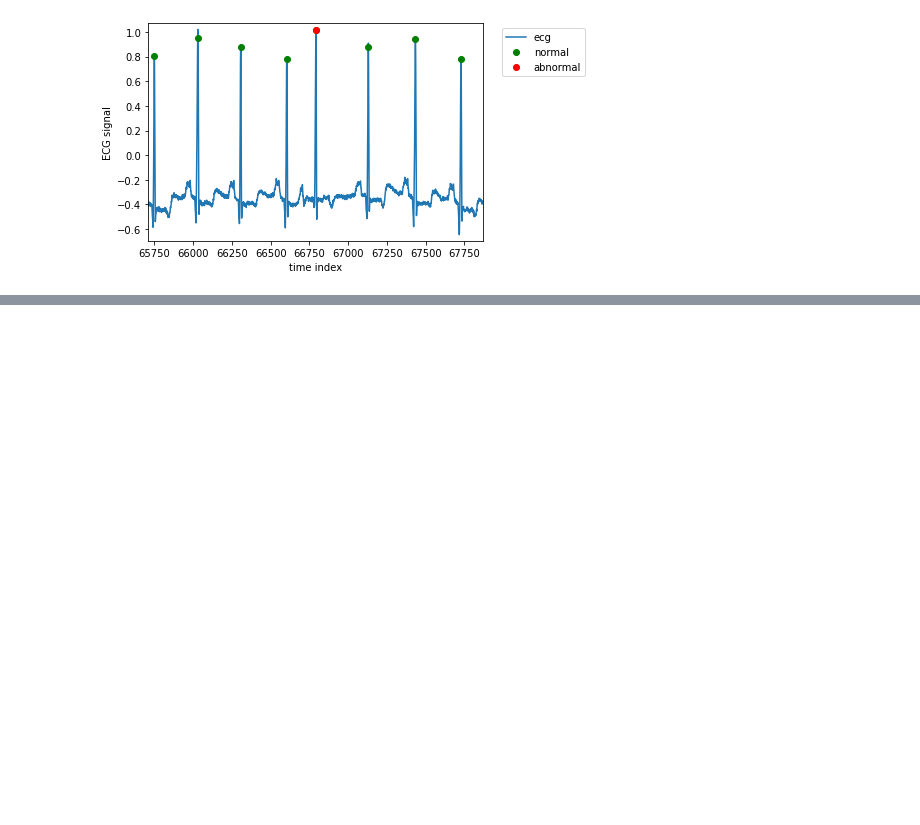
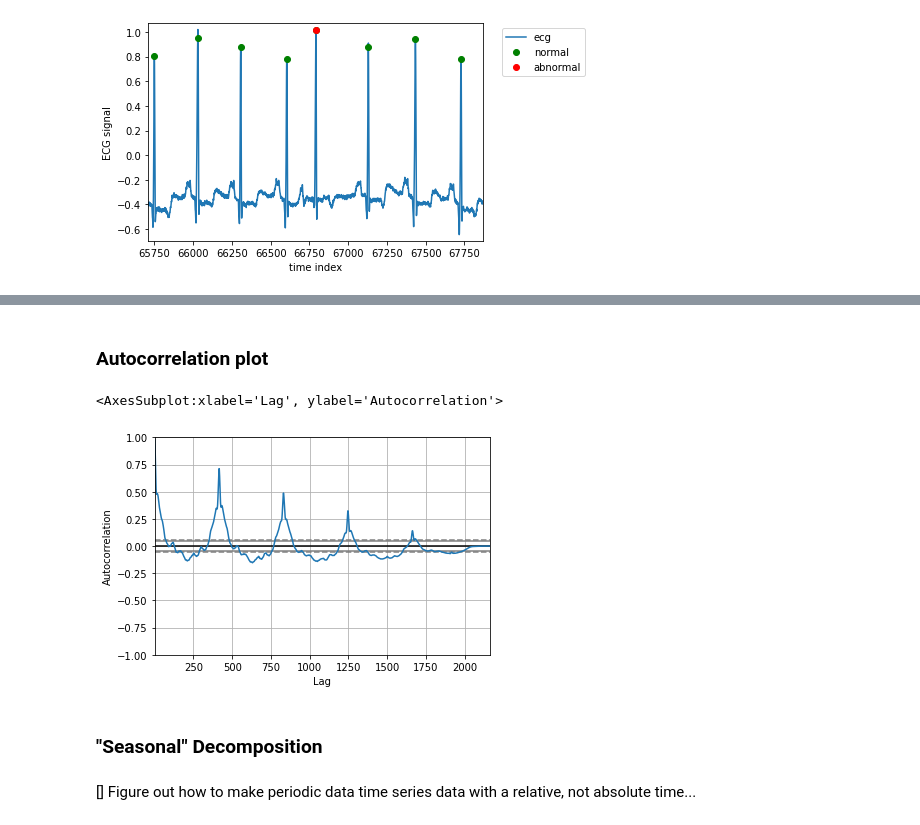
Before and after one commit to Jared-Godar/ecg_anomaly_detection, a Jupyter notebook: report.ipynb, the cells around one changed output, grey strips where cells are left out. Saved outputs shown, nothing was run; the diff lists cells and outputs as text; code cells hidden in the pictures; blank space fills up the shorter version.

```diff
--- a/report.ipynb
+++ b/report.ipynb
@@ -168,6 +170,7 @@ First, concatenate the target back on the training set.
 # %%
-X_explore_df = X_train
-X_explore_df['abnormal']=Y_train
+X_explore_df = X_train.copy()
+X_explore_df['abnormal']=Y_train.copy()
+#X_explore_df['sym']=sym_train.copy()
 # %% [markdown]
 Now, create separate dataframes for normal and abnormal heartbeats
 # %%
@@ -245,0 +267,11 @@ plt.show()
+# %% [markdown]
+### Autocorrelation plot
+# %%
+pd.plotting.autocorrelation_plot(X_explore_normal.iloc[1])
+# %% [output]
+<AxesSubplot:xlabel='Lag', ylabel='Autocorrelation'>
+[figure, added]
+# %% [markdown]
+### "Seasonal" Decomposition
+# %% [markdown]
+[] Figure out how to make periodic data time series data with a relative, not absolute time...
```
Also changed, not shown: parts of 32 cells of this notebook, 1 other file.
